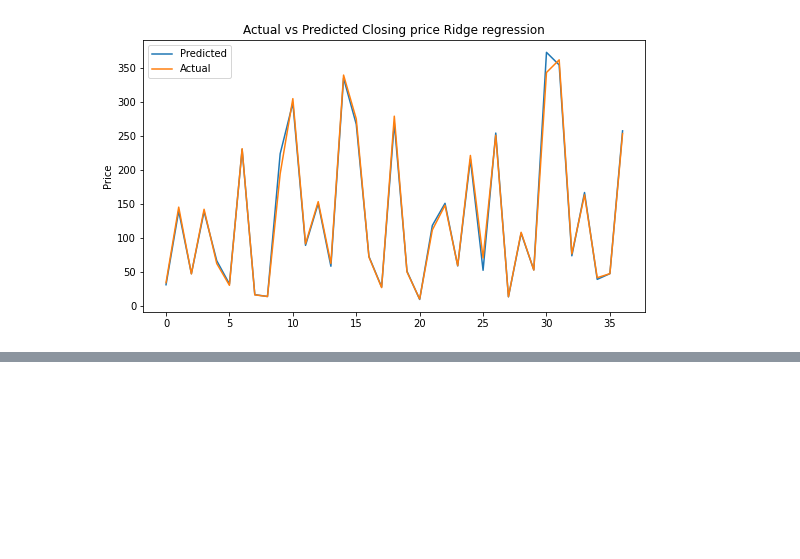
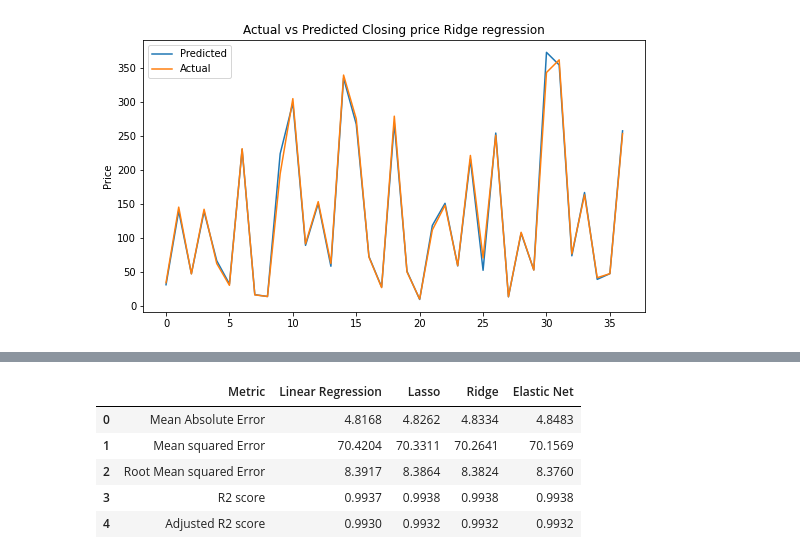
Before and after one commit to Amol2332/yes-bank-stock-price-prediction, a Jupyter notebook: yes_bank.ipynb, the cells around one changed output, grey strips where cells are left out. Saved outputs shown, nothing was run; the diff lists cells and outputs as text; code cells hidden in the pictures; blank space fills up the shorter version.

```diff
--- a/yes_bank.ipynb
+++ b/yes_bank.ipynb
@@ -612,0 +671,4 @@ Text(0.5, 1.0, 'Actual vs Predicted Closing price Ridge regression')
+# %%
+# storing these metrics in our dataframe.
+elastic_net_metric_list = [MAE_elastic_net,MSE_elastic_net,RMSE_elastic_net,R2_elastic_net,Adjusted_R2_elastic_net]
+metric_df['Elastic Net'] = elastic_net_metric_list
@@ -612,0 +686,10 @@ Text(0.5, 1.0, 'Actual vs Predicted Closing price Ridge regression')
+# %%
+# comparing the performance of all models that we have implemented.
+metric_df
+# %% [output]
+|  | Metric | Linear Regression | Lasso | Ridge | Elastic Net |
+| 0 | Mean Absolute Error | 4.8168 | 4.8262 | 4.8334 | 4.8483 |
+| 1 | Mean squared Error | 70.4204 | 70.3311 | 70.2641 | 70.1569 |
+| 2 | Root Mean squared Error | 8.3917 | 8.3864 | 8.3824 | 8.3760 |
+| 3 | R2 score | 0.9937 | 0.9938 | 0.9938 | 0.9938 |
+| 4 | Adjusted R2 score | 0.9930 | 0.9932 | 0.9932 | 0.9932 |
```
Also changed, not shown: parts of 14 cells of this notebook.
